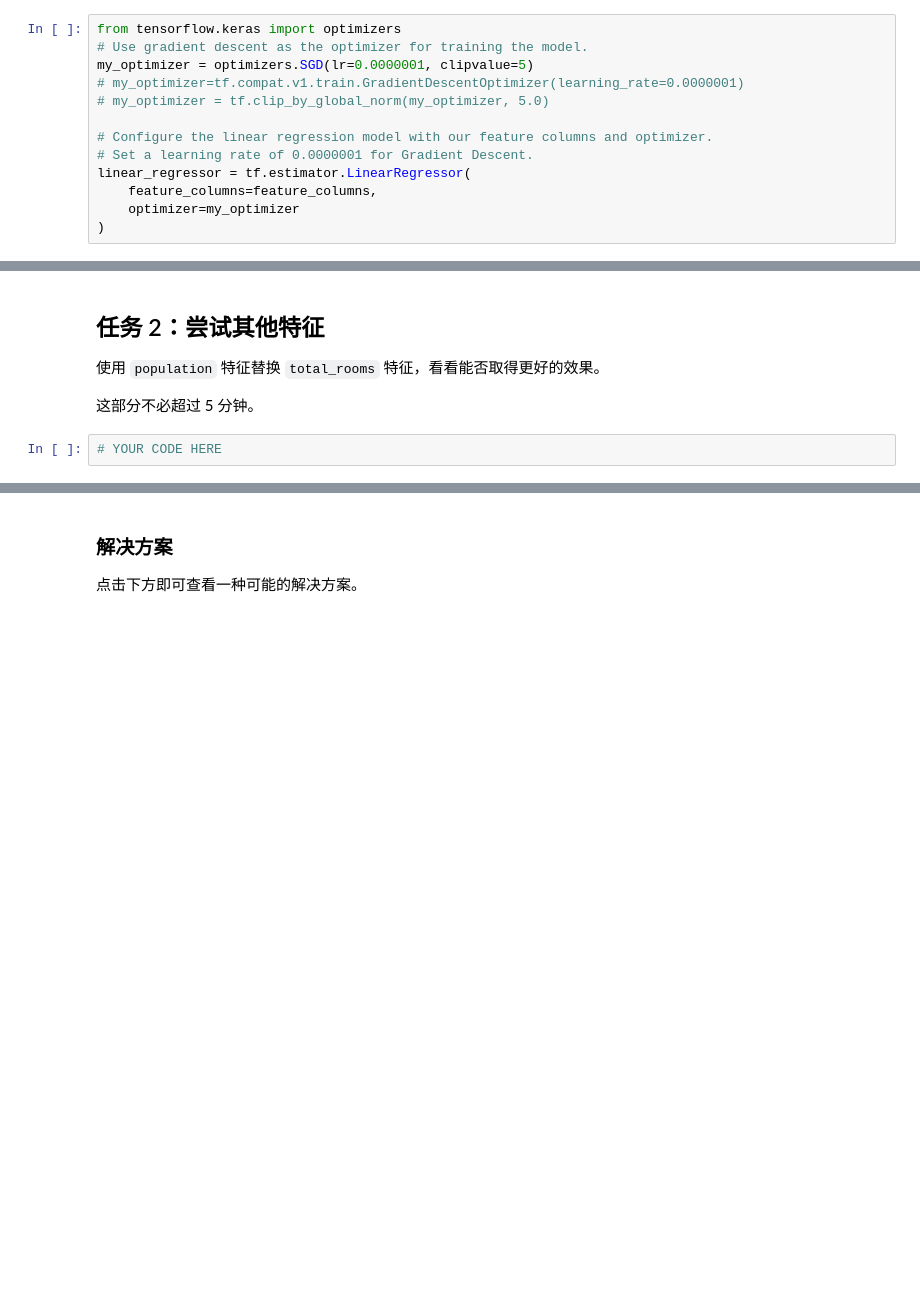
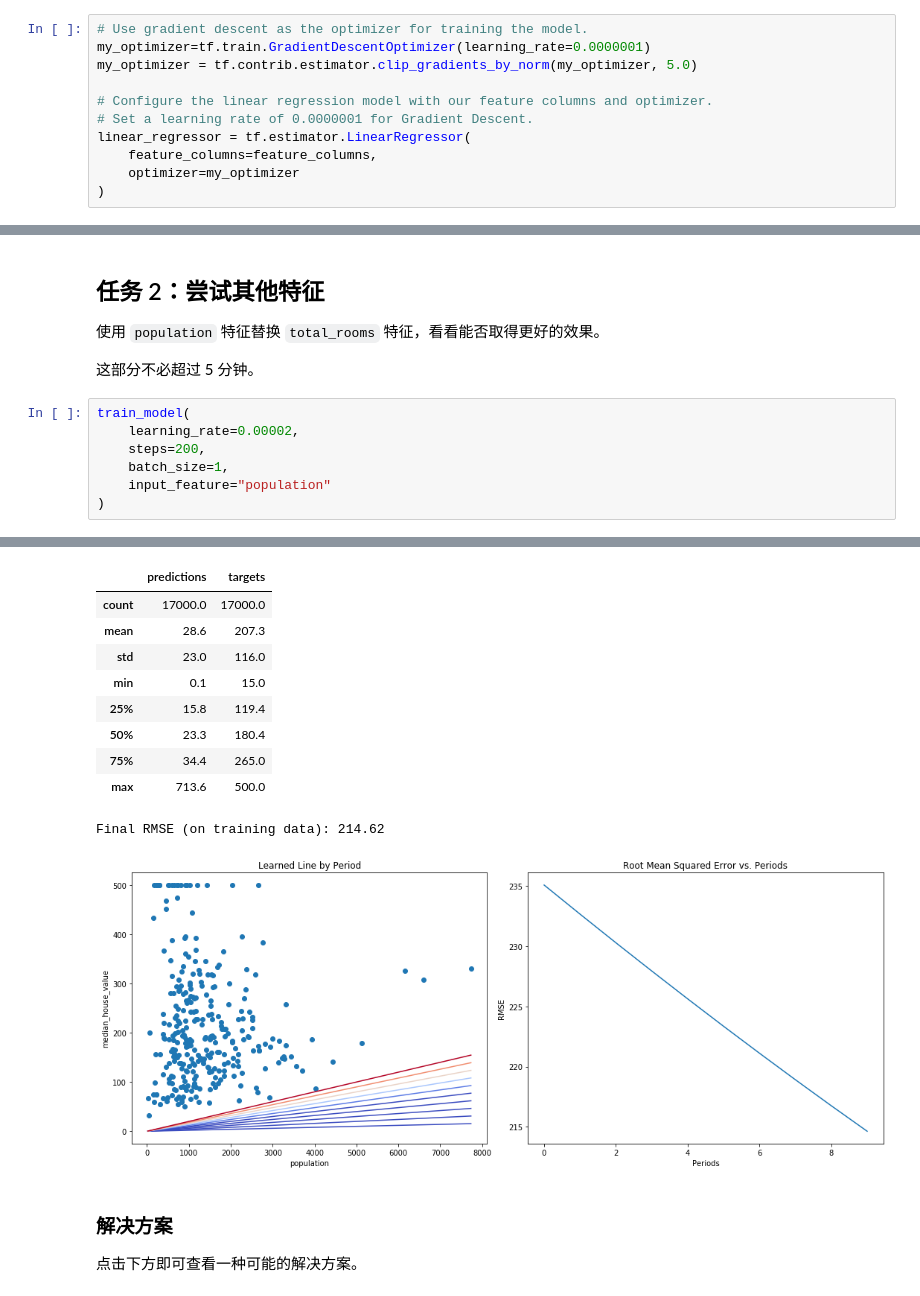
Before and after one commit to zxc2012/PAT_Code, a Jupyter notebook: py/mlcc-exercises_zh-CN/exercises/first_steps_with_tensor_flow.ipynb, the cells around one changed output, grey strips where cells are left out. Cells and saved outputs as stored; diff of their text form; blank space fills up the shorter version.

```diff
--- a/py/mlcc-exercises_zh-CN/exercises/first_steps_with_tensor_flow.ipynb
+++ b/py/mlcc-exercises_zh-CN/exercises/first_steps_with_tensor_flow.ipynb
@@ -127,11 +128,9 @@ targets = california_housing_dataframe["median_house_value"]
 
 **注意**：为了安全起见，我们还会通过 `clip_gradients_by_norm` 将[梯度裁剪](https://developers.google.com/machine-learning/glossary/#gradient_clipping)应用到我们的优化器。梯度裁剪可确保梯度大小在训练期间不会变得过大，梯度过大会导致梯度下降法失败。
 # %%
-from tensorflow.keras import optimizers
 # Use gradient descent as the optimizer for training the model.
-my_optimizer = optimizers.SGD(lr=0.0000001, clipvalue=5)
-# my_optimizer=tf.compat.v1.train.GradientDescentOptimizer(learning_rate=0.0000001)
-# my_optimizer = tf.clip_by_global_norm(my_optimizer, 5.0)
+my_optimizer=tf.train.GradientDescentOptimizer(learning_rate=0.0000001)
+my_optimizer = tf.contrib.estimator.clip_gradients_by_norm(my_optimizer, 5.0)
 
 # Configure the linear regression model with our feature columns and optimizer.
 # Set a learning rate of 0.0000001 for Gradient Descent.
@@ -430,5 +503,11 @@ train_model(
 使用 `population` 特征替换 `total_rooms` 特征，看看能否取得更好的效果。
 
 这部分不必超过 5 分钟。
-# %%
-# YOUR CODE HERE
+# %%
+train_model(
+    learning_rate=0.00002,
+    steps=200,
+    batch_size=1,
+    input_feature="population"
+)
+# %% [output]
@@ -435,3 +527,14 @@ train_model(
+|  | predictions | targets |
+| count | 17000.0 | 17000.0 |
+| mean | 28.6 | 207.3 |
+| std | 23.0 | 116.0 |
+| min | 0.1 | 15.0 |
+| 25% | 15.8 | 119.4 |
+| 50% | 23.3 | 180.4 |
+| 75% | 34.4 | 265.0 |
+| max | 713.6 | 500.0 |
+Final RMSE (on training data): 214.62
+[figure, added]
 # %% [markdown]
  ### 解决方案
 
```
Also changed, not shown: parts of 11 cells of this notebook, 1 other file.
